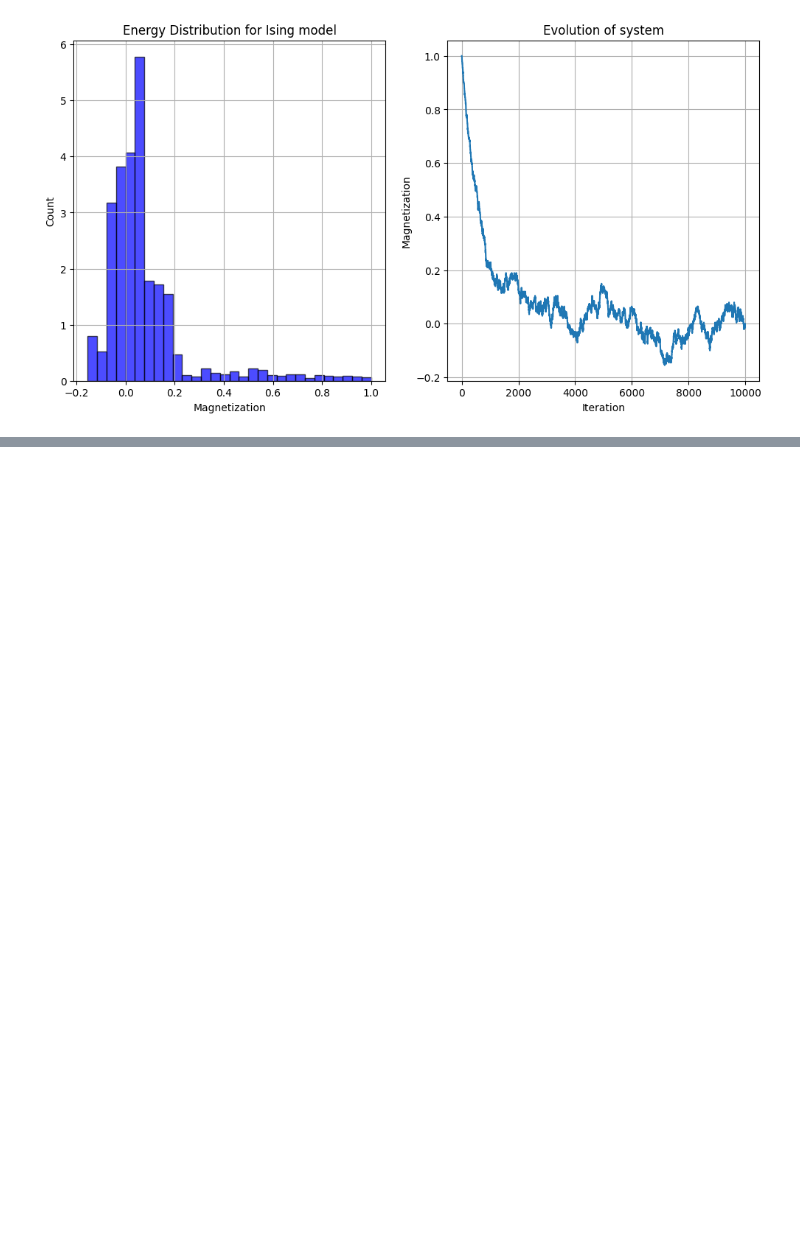
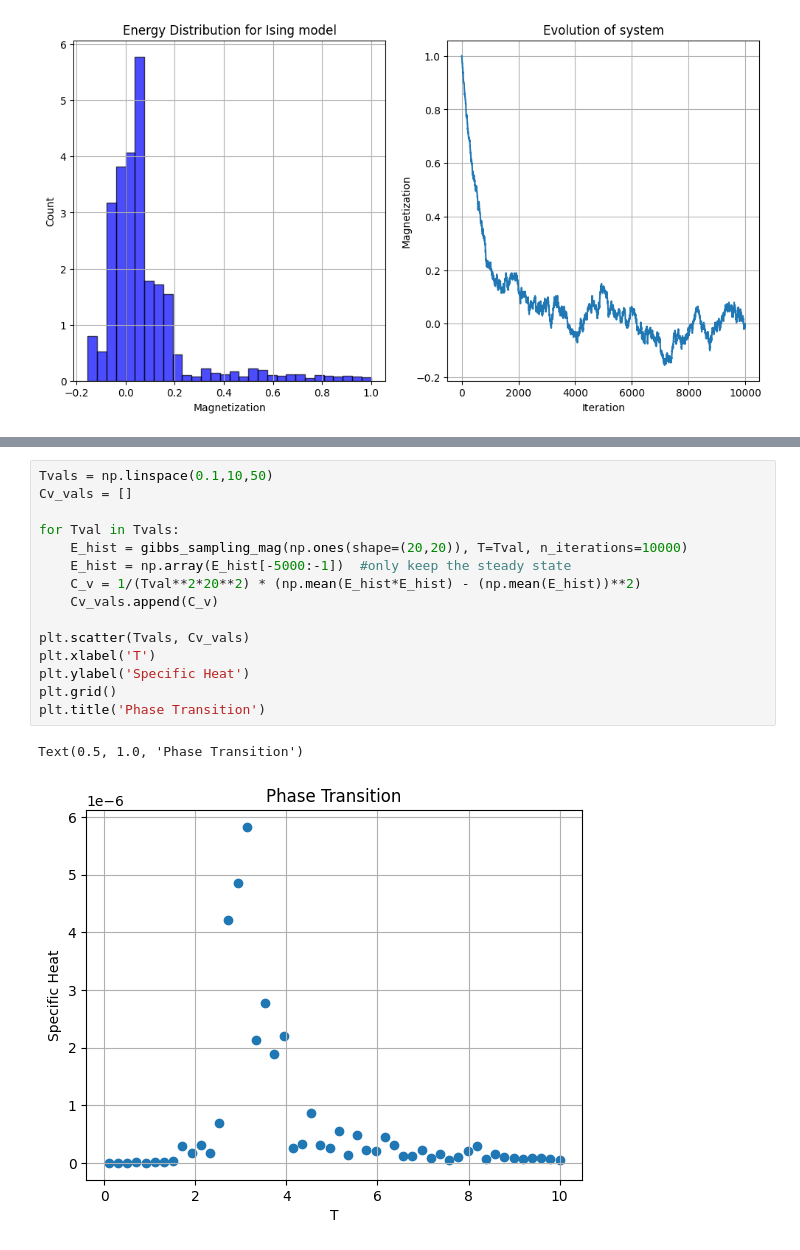
Before and after one commit to AndrewTrutt/Section8, a Jupyter notebook: MCMCIsing.ipynb, the cells around one changed output, grey strips where cells are left out. Saved outputs shown, nothing was run; the diff lists cells and outputs as text; blank space fills up the shorter version.

```diff
--- a/MCMCIsing.ipynb
+++ b/MCMCIsing.ipynb
@@ -266,0 +298,18 @@ for Tval in Tvals:
+# %%
+Tvals = np.linspace(0.1,10,50)
+Cv_vals = []
+
+for Tval in Tvals:
+    E_hist = gibbs_sampling_mag(np.ones(shape=(20,20)), T=Tval, n_iterations=10000)
+    E_hist = np.array(E_hist[-5000:-1])  #only keep the steady state
+    C_v = 1/(Tval**2*20**2) * (np.mean(E_hist*E_hist) - (np.mean(E_hist))**2)
+    Cv_vals.append(C_v)
+
+plt.scatter(Tvals, Cv_vals)
+plt.xlabel('T')
+plt.ylabel('Specific Heat')
+plt.grid()
+plt.title('Phase Transition')
+# %% [output]
+Text(0.5, 1.0, 'Phase Transition')
+[figure, added]
```
Also changed, not shown: parts of 3 cells of this notebook.
